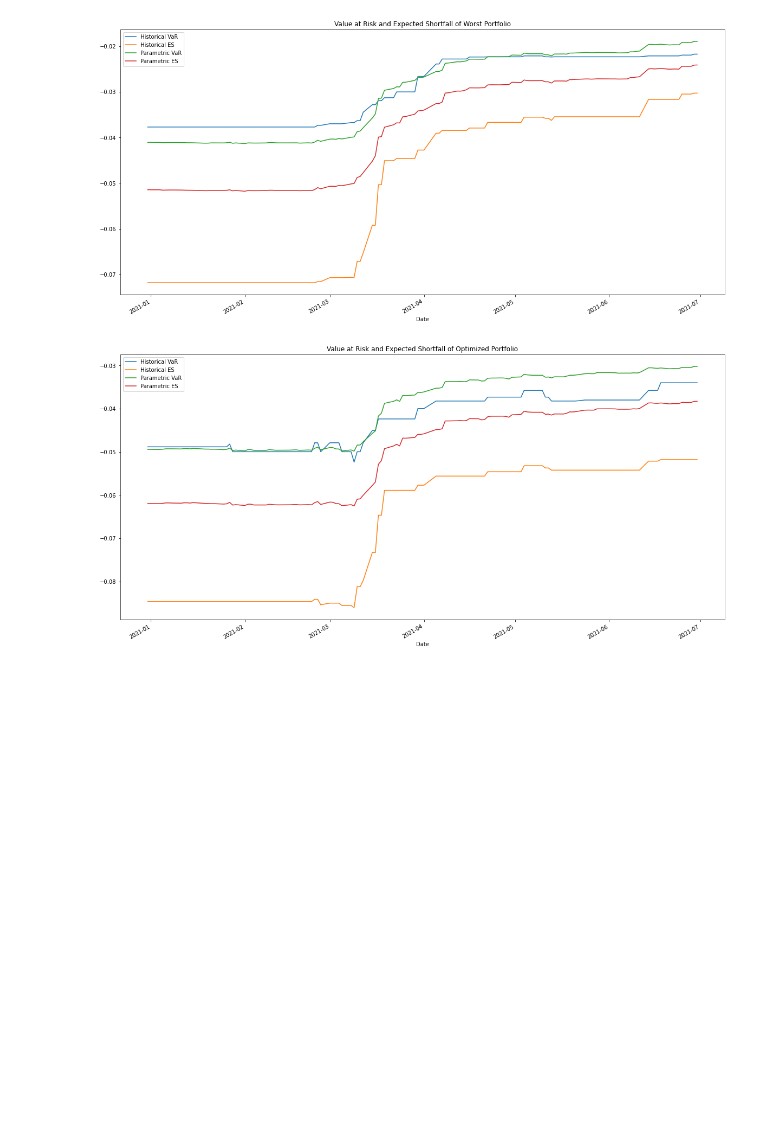
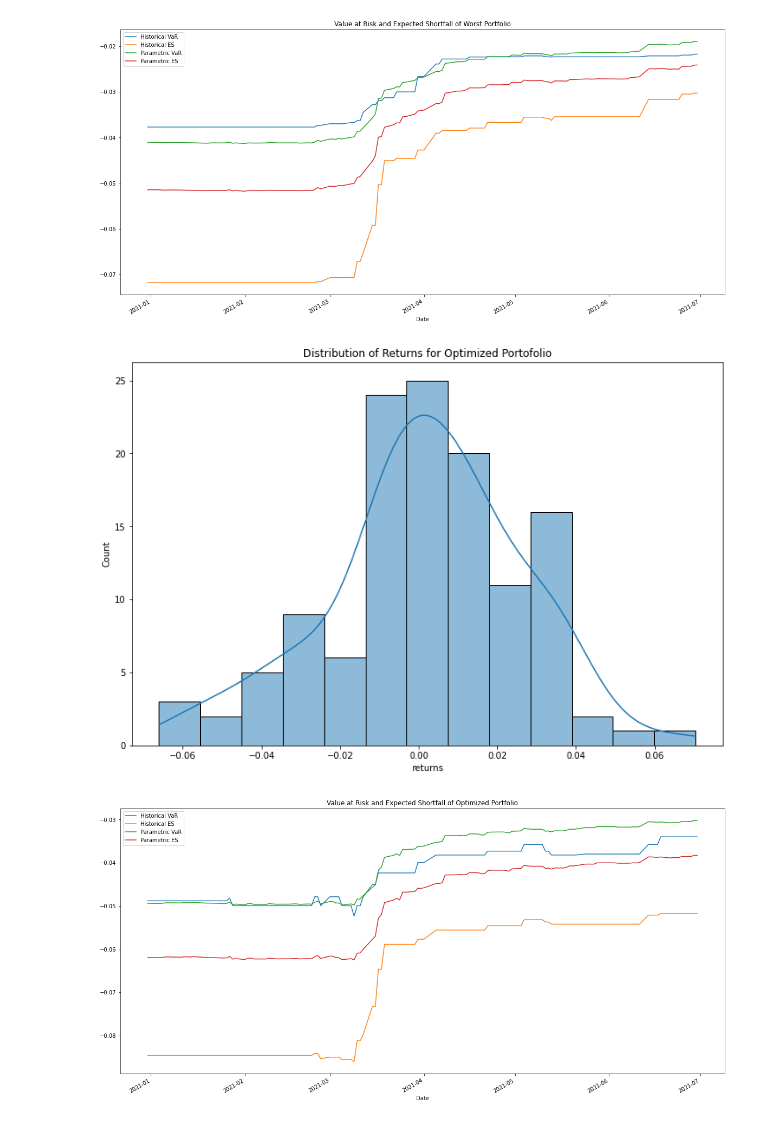
Before and after one commit to coldsonata/bt4016-project, a Jupyter notebook: midterm_code.ipynb, the cells around one changed output. Saved outputs shown, nothing was run; the diff lists cells and outputs as text; code cells hidden in the pictures; blank space fills up the shorter version.

```diff
--- a/midterm_code.ipynb
+++ b/midterm_code.ipynb
@@ -1080,6 +1088,13 @@ plt.title("Value at Risk and Expected Shortfall of Worst Portfolio")
 plt.show()
 # %% [output]
 [figure]
+# %%
+plt.figure(figsize=(12,8))
+sns.histplot(new_table['returns'], kde=True)
+plt.title("Distribution of Returns for Optimized Portofolio")
+plt.show()
+# %% [output]
+[figure, added]
 # %%
 new_table.copy().drop(['returns', 'Next Day Returns'], axis=1).plot(figsize=(20,10))
 plt.legend()
```
Also changed, not shown: parts of 2 cells of this notebook.
